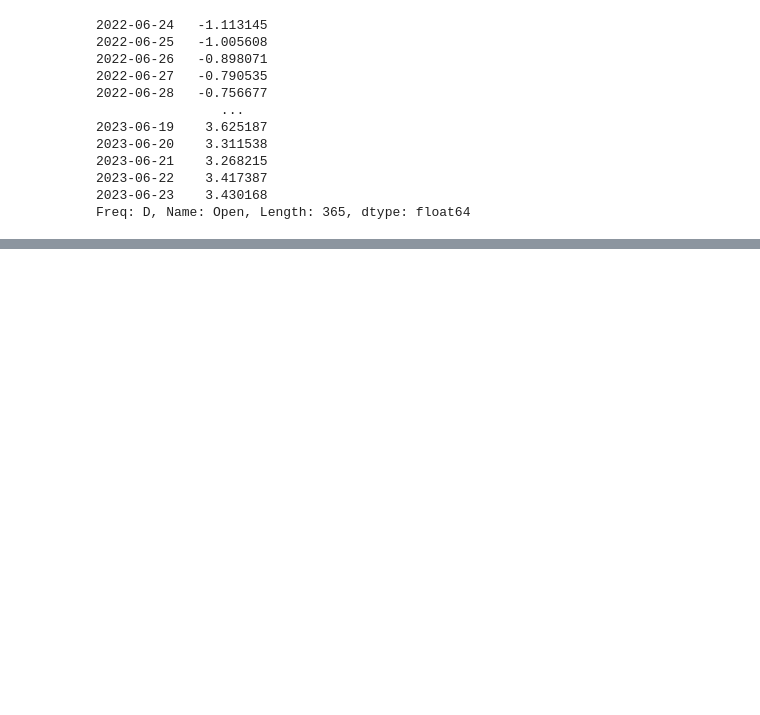
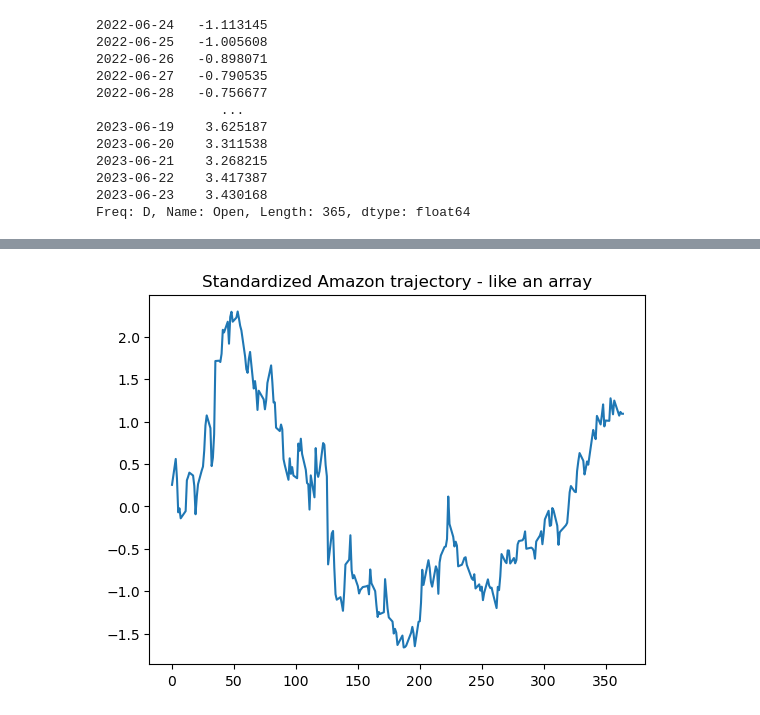
Before and after one commit to vdrvar/signature_randomization_differential-equations, a Jupyter notebook: application.ipynb, the cells around one changed output, grey strips where cells are left out. Cells and saved outputs as stored; diff of their text form; code cells hidden in the pictures; blank space fills up the shorter version.

```diff
--- a/application.ipynb
+++ b/application.ipynb
@@ -123,0 +131,6 @@ plt.show()
+# %%
+plt.plot(amzn_array)
+plt.title("Standardized Amazon trajectory - like an array")
+plt.show()
+# %% [output]
+[figure, added]
```
Also changed, not shown: parts of 22 cells of this notebook.
